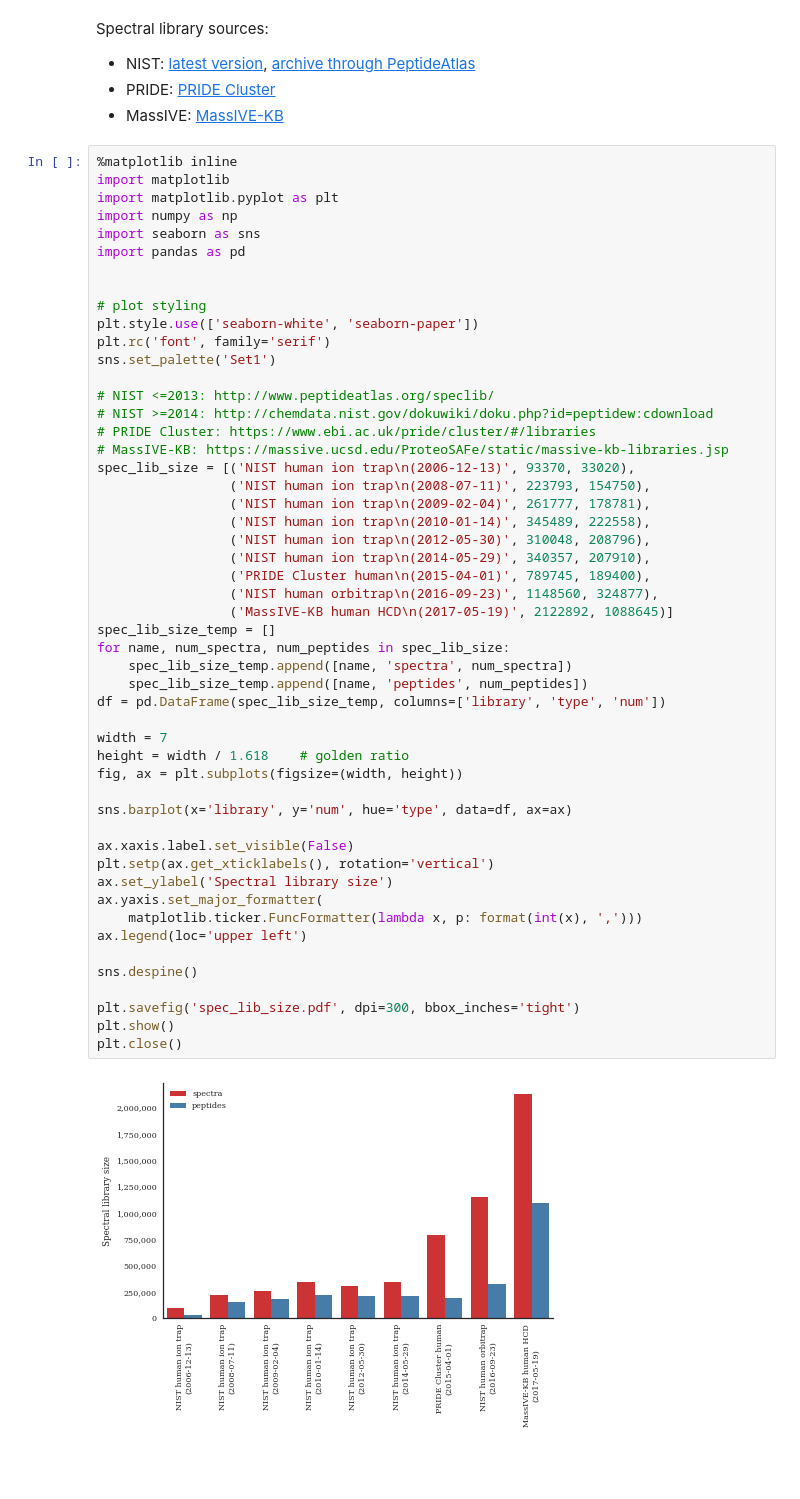
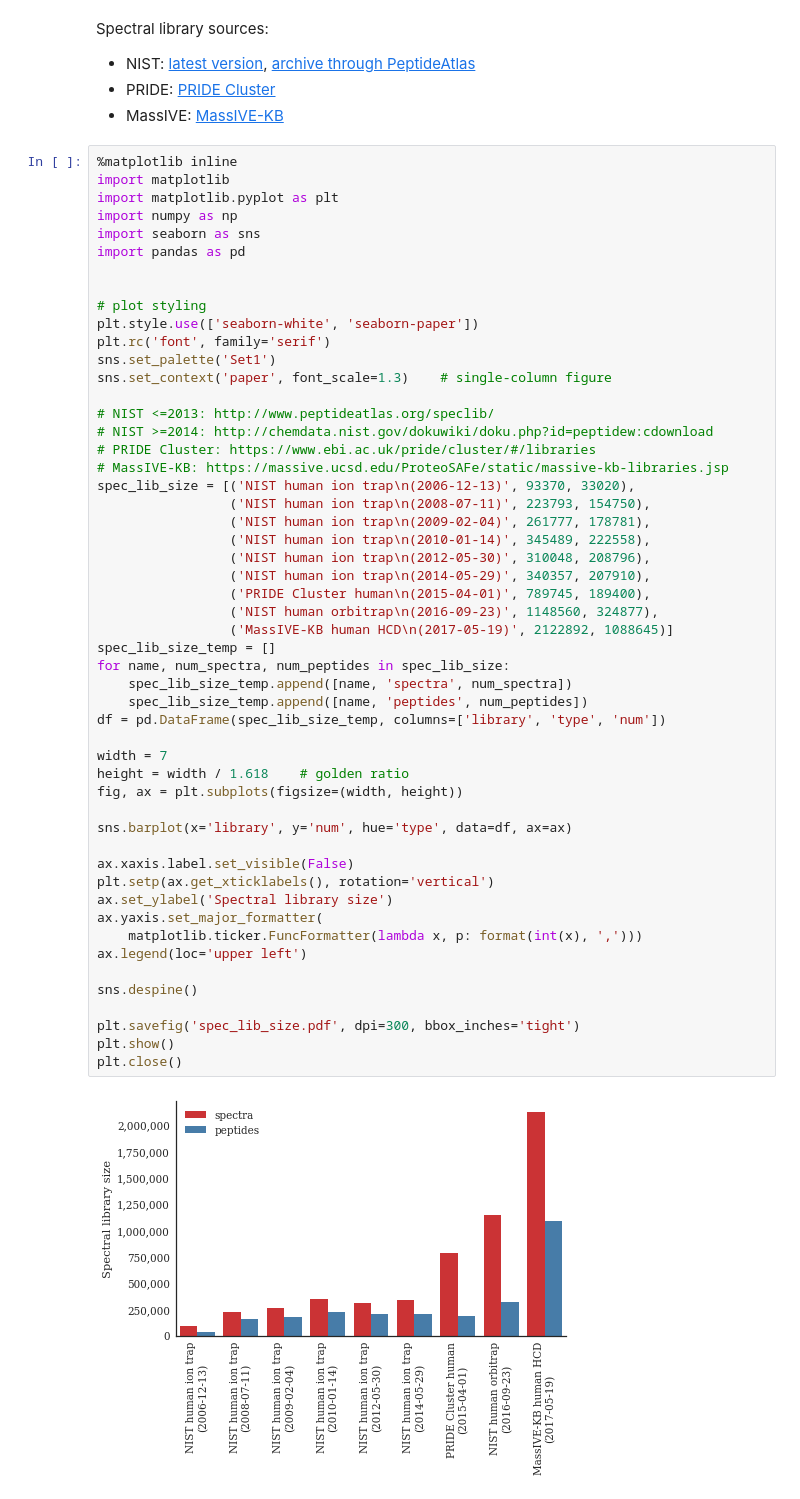
Before and after one commit to bittremieux/ANN-SoLo, a Jupyter notebook: notebooks/spec_lib_size.ipynb, the cells around one changed output. Cells and saved outputs as stored; diff of their text form; blank space fills up the shorter version.

```diff
--- a/notebooks/spec_lib_size.ipynb
+++ b/notebooks/spec_lib_size.ipynb
@@ -18,6 +18,7 @@ import pandas as pd
 plt.style.use(['seaborn-white', 'seaborn-paper'])
 plt.rc('font', family='serif')
 sns.set_palette('Set1')
+sns.set_context('paper', font_scale=1.3)    # single-column figure
 
 # NIST <=2013: http://www.peptideatlas.org/speclib/
 # NIST >=2014: http://chemdata.nist.gov/dokuwiki/doku.php?id=peptidew:cdownload
@@ -30,31 +31,31 @@ spec_lib_size = [('NIST human ion trap\n(2006-12-13)', 93370, 33020),
                  ('NIST human ion trap\n(2012-05-30)', 310048, 208796),
                  ('NIST human ion trap\n(2014-05-29)', 340357, 207910),
                  ('PRIDE Cluster human\n(2015-04-01)', 789745, 189400),
                  ('NIST human orbitrap\n(2016-09-23)', 1148560, 324877),
                  ('MassIVE-KB human HCD\n(2017-05-19)', 2122892, 1088645)]
 spec_lib_size_temp = []
 for name, num_spectra, num_peptides in spec_lib_size:
     spec_lib_size_temp.append([name, 'spectra', num_spectra])
     spec_lib_size_temp.append([name, 'peptides', num_peptides])
 df = pd.DataFrame(spec_lib_size_temp, columns=['library', 'type', 'num'])
 
 width = 7
 height = width / 1.618    # golden ratio
 fig, ax = plt.subplots(figsize=(width, height))
 
 sns.barplot(x='library', y='num', hue='type', data=df, ax=ax)
 
 ax.xaxis.label.set_visible(False)
 plt.setp(ax.get_xticklabels(), rotation='vertical')
 ax.set_ylabel('Spectral library size')
 ax.yaxis.set_major_formatter(
     matplotlib.ticker.FuncFormatter(lambda x, p: format(int(x), ',')))
 ax.legend(loc='upper left')
 
 sns.despine()
 
 plt.savefig('spec_lib_size.pdf', dpi=300, bbox_inches='tight')
 plt.show()
 plt.close()
 # %% [output]
-[figure, old version]
+[figure, new version]
```
Also changed, not shown: 6 other files.
